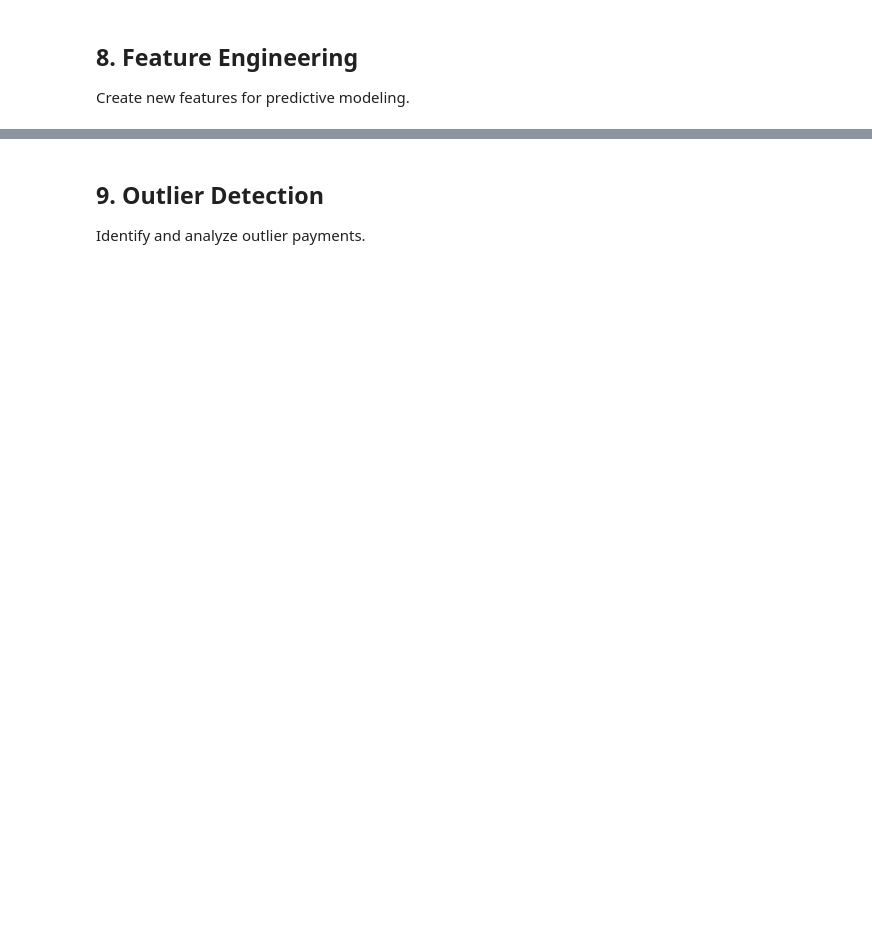
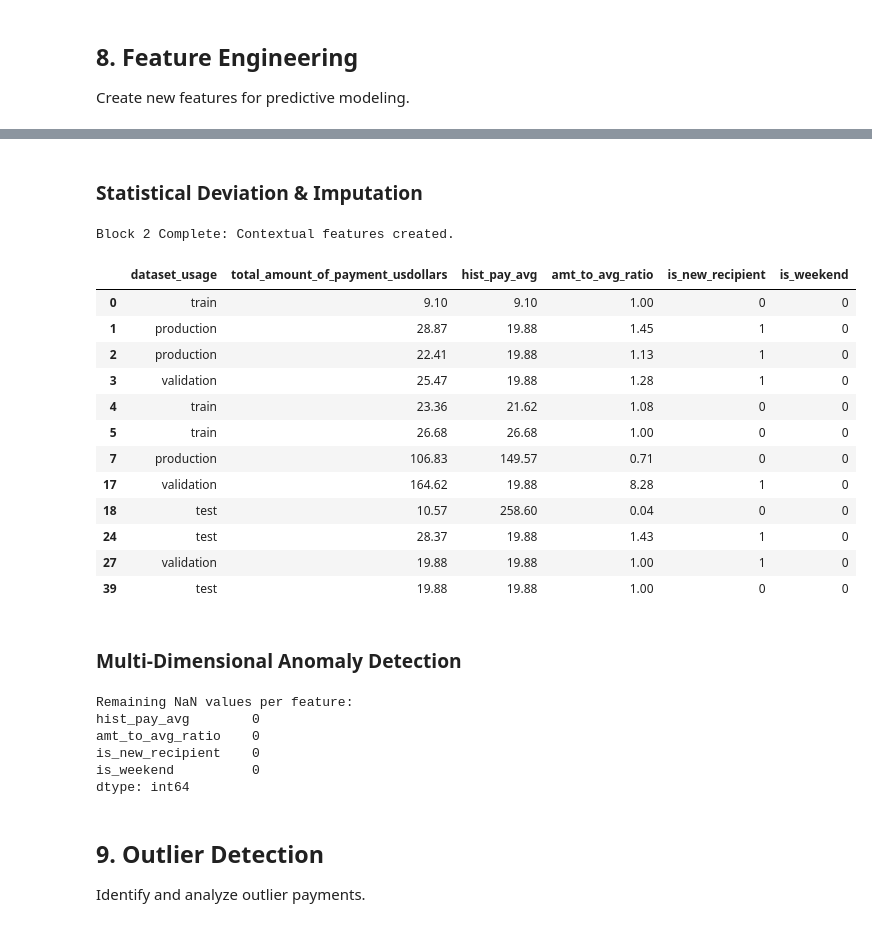
Before and after one commit to swapnilprakashpatil/aai540_3proj, a Jupyter notebook: notebooks/02_cms_data_exploration_analysis.ipynb, the cells around one changed output, grey strips where cells are left out. Drawn from its saved outputs; the diff is of its cells as text; code cells hidden in the pictures; blank space fills up the shorter version.

Commit message:
Added train/test/val/prod spli section 7.1, and feature engineering section 8

```diff
--- a/notebooks/02_cms_data_exploration_analysis.ipynb
+++ b/notebooks/02_cms_data_exploration_analysis.ipynb
@@ -691,0 +861,24 @@ else:
+# %%
+# data split (40/10/10/40)
+print("Applying 40/10/10/40 data split...")
+
+# fix random seed
+np.random.seed(42)
+
+# create a random mask to assign each row to a category
+perms = np.random.rand(len(df))
+
+# map the random decimals to the four mandatory groups
+df['dataset_usage'] = pd.cut(
+    perms,
+    bins=[0, 0.4, 0.5, 0.6, 1.0],
+    labels=['train', 'test', 'validation', 'production']
+)
+
+# display the exact counts to confirm the split matches requirements
+split_summary = df['dataset_usage'].value_counts().sort_index()
+split_pct = df['dataset_usage'].value_counts(normalize=True).sort_index() * 100
+
+print("\nFinal Partition Summary:")
+for label in split_summary.index:
+    print(f"  {label.capitalize()}: {split_summary[label]:,} rows ({split_pct[label]:.1f}%)")
@@ -696,3 +947,56 @@ Create new features for predictive modeling.
+# %% [markdown]
+### Statistical Deviation & Imputation
+# %%
+# temporal features, extracting seasonal patterns
+df['date_of_payment'] = pd.to_datetime(df['date_of_payment'])
+df['payment_month'] = df['date_of_payment'].dt.month
+df['is_weekend'] = (df['date_of_payment'].dt.dayofweek >= 5).astype(int)
+
+# categorical risk indicators
+risk_categories = ['Gift', 'Entertainment', 'Travel and Lodging']
+df['is_high_risk_nature'] = df['nature_of_payment_or_transfer_of_value'].isin(risk_categories).astype(int)
+
+print("Block 2 Complete: Contextual features created.")
+
+# final verification, view the engineered data across the 40/10/10/40 split
+cols_to_view = ['dataset_usage', payment_col, 'hist_pay_avg', 'amt_to_avg_ratio', 'is_new_recipient', 'is_weekend']
+display(df.groupby('dataset_usage')[cols_to_view].head(3))
+# %% [output]
+Block 2 Complete: Contextual features created.
+|  | dataset_usage | total_amount_of_payment_usdollars | hist_pay_avg | amt_to_avg_ratio | is_new_recipient | is_weekend |
+| 0 | train | 9.10 | 9.10 | 1.00 | 0 | 0 |
+| 1 | production | 28.87 | 19.88 | 1.45 | 1 | 0 |
+| 2 | production | 22.41 | 19.88 | 1.13 | 1 | 0 |
+| 3 | validation | 25.47 | 19.88 | 1.28 | 1 | 0 |
+| 4 | train | 23.36 | 21.62 | 1.08 | 0 | 0 |
+| 5 | train | 26.68 | 26.68 | 1.00 | 0 | 0 |
+| 7 | production | 106.83 | 149.57 | 0.71 | 0 | 0 |
+| 17 | validation | 164.62 | 19.88 | 8.28 | 1 | 0 |
+| 18 | test | 10.57 | 258.60 | 0.04 | 0 | 0 |
+| 24 | test | 28.37 | 19.88 | 1.43 | 1 | 0 |
+| 27 | validation | 19.88 | 19.88 | 1.00 | 1 | 0 |
+| 39 | test | 19.88 | 19.88 | 1.00 | 0 | 0 |
+# %% [markdown]
+### Multi-Dimensional Anomaly Detection
+# %%
+# handle missing raw payment amounts by filling with the global training median
+# this ensures that rows with NaN payments don't break the outlier detection models
+df[payment_col] = df[payment_col].fillna(global_median)
+
+# recalculate the ratio for these newly filled rows
+df['amt_to_avg_ratio'] = df['amt_to_avg_ratio'].fillna(df[payment_col] / global_median)
+
+# check for any remaining NaNs across the entire feature set
+final_nan_check = df[['hist_pay_avg', 'amt_to_avg_ratio', 'is_new_recipient', 'is_weekend']].isnull().sum()
+print("Remaining NaN values per feature:")
+print(final_nan_check)
+# %% [output]
+Remaining NaN values per feature:
+hist_pay_avg        0
+amt_to_avg_ratio    0
+is_new_recipient    0
+is_weekend          0
+dtype: int64
 # %% [markdown]
 ## 9. Outlier Detection
 
```
Also changed, not shown: parts of 25 cells of this notebook.
